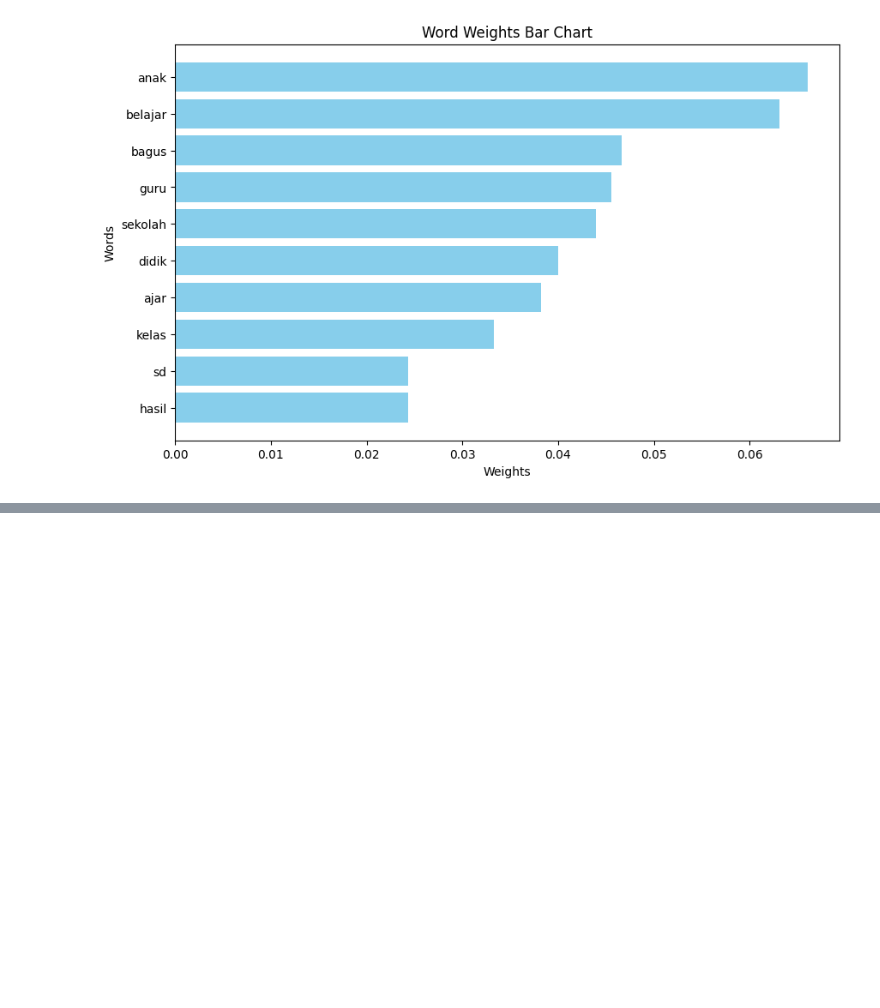
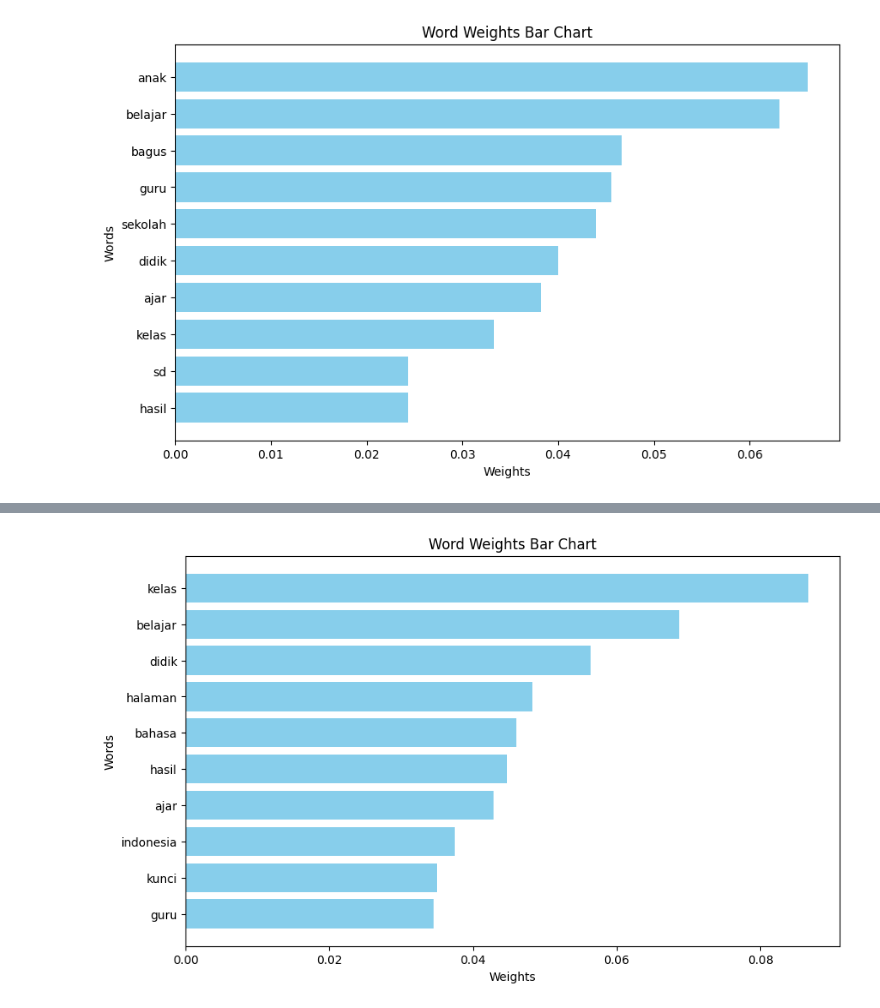
Before and after one commit to rioooranteai/Project-CurriculumEcho, a Jupyter notebook: KELOMPOK 11/code_v2.ipynb, the cells around one changed output, grey strips where cells are left out. Saved outputs shown, nothing was run; the diff lists cells and outputs as text; code cells hidden in the pictures; blank space fills up the shorter version.

```diff
--- a/KELOMPOK 11/code_v2.ipynb
+++ b/KELOMPOK 11/code_v2.ipynb
@@ -672,0 +720,15 @@ topic_model_positive.visualize_hierarchy(top_n_topics=10)
+# %%
+sbert_model_net = SentenceTransformer('multi-qa-mpnet-base-dot-v1')
+
+net_umap = UMAP(n_neighbors=46, n_components= 9, min_dist=0.017964603885546097, metric='manhattan', random_state=42)
+
+net_hdbscan = HDBSCAN(min_cluster_size= 70,
+                      min_samples= 7,
+                      metric='manhattan',
+                      cluster_selection_epsilon=  0.025396068228511634,
+                      leaf_size=13,
+                      prediction_data=True)
+
+topic_model_neutral = BERTopic(umap_model=net_umap, calculate_probabilities=True, embedding_model=sbert_model_net, hdbscan_model=net_hdbscan)
+
+topics_net, probabilities_net = topic_model_neutral.fit_transform(docs_net.to_list())
@@ -672,0 +747,16 @@ topic_model_positive.visualize_hierarchy(top_n_topics=10)
+# %%
+words = []
+values = []
+for word, value in topic_model_neutral.get_topic(0):
+  words.append(word)
+  values.append(value)
+
+plt.figure(figsize=(10, 6))
+plt.barh(words, values, color='skyblue')
+plt.xlabel('Weights')
+plt.ylabel('Words')
+plt.title('Word Weights Bar Chart')
+plt.gca().invert_yaxis()
+plt.show()
+# %% [output]
+[figure, added]
```
Also changed, not shown: parts of 10 cells of this notebook.
